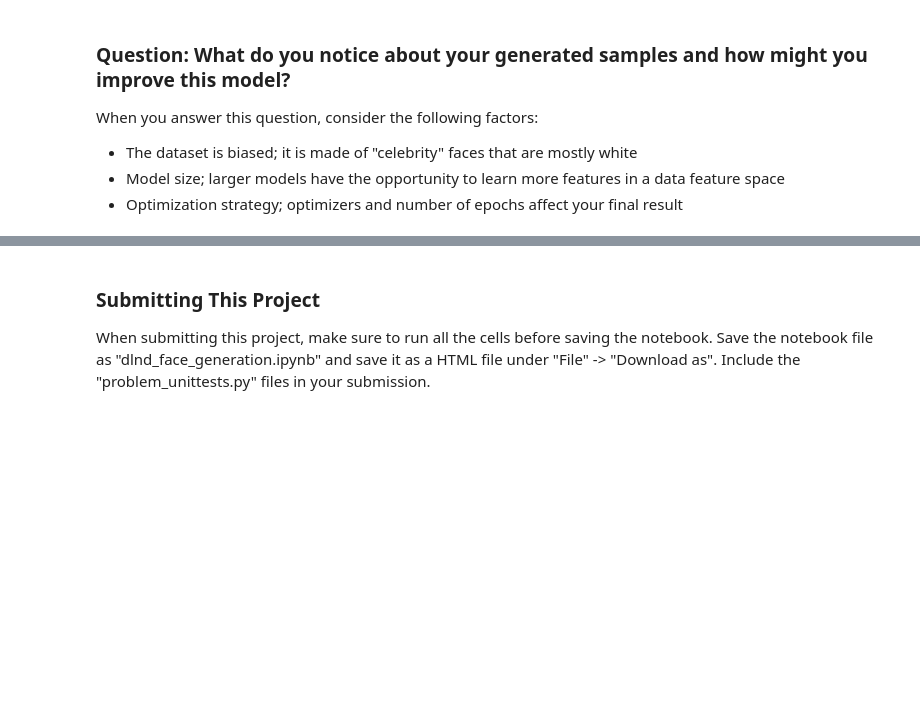
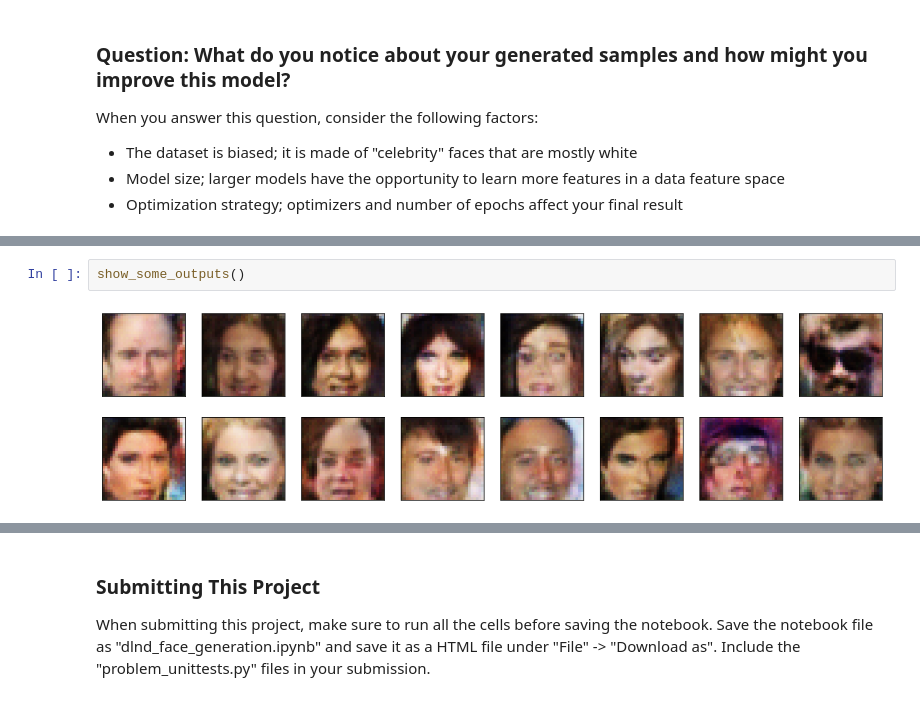
Before and after one commit to ebrahimebrahim/udaproject_face_generation, a Jupyter notebook: dlnd_face_generation.ipynb, the cells around one changed output, grey strips where cells are left out. Drawn from its saved outputs; the diff is of its cells as text; blank space fills up the shorter version.

```diff
--- a/dlnd_face_generation.ipynb
+++ b/dlnd_face_generation.ipynb
@@ -943,0 +958,4 @@ view_sample(G(fixed_z))
+# %%
+show_some_outputs()
+# %% [output]
+[figure, added]
```
Also changed, not shown: parts of 15 cells of this notebook, 1 other file.
